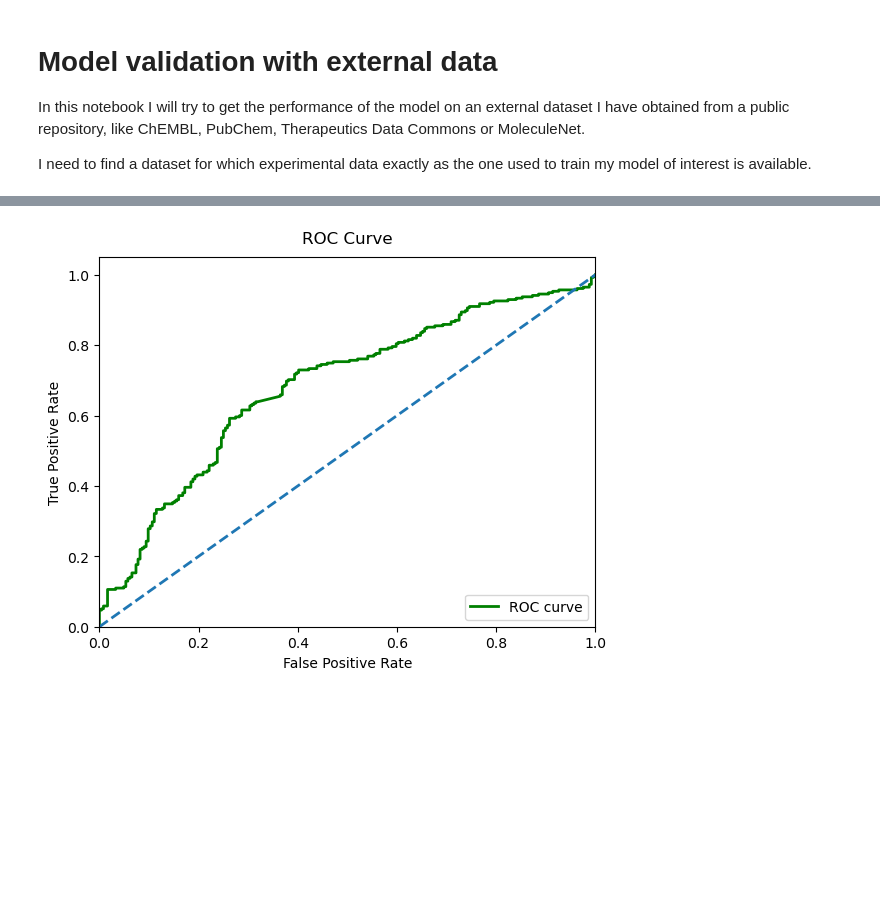
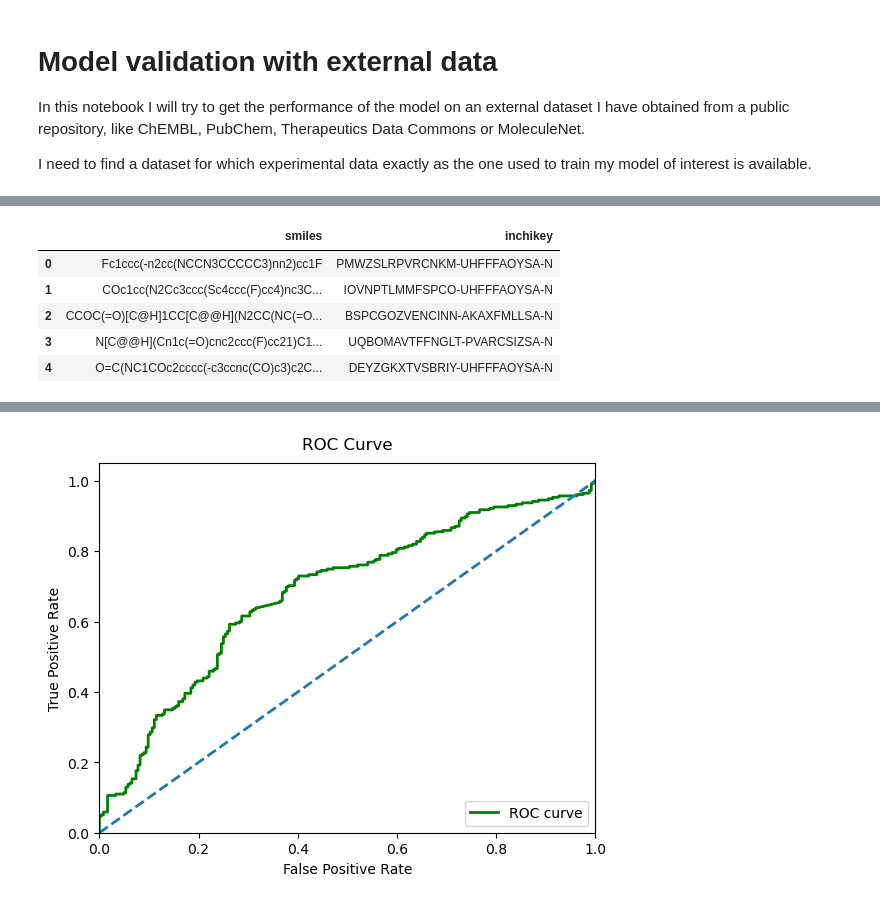
Before and after one commit to Chiamakaj/eos2ta5_ersilia_model_validation, a Jupyter notebook: notebooks/02_external_validation.ipynb, the cells around one changed output, grey strips where cells are left out. Drawn from its saved outputs; the diff is of its cells as text; code cells hidden in the pictures; blank space fills up the shorter version.

```diff
--- a/notebooks/02_external_validation.ipynb
+++ b/notebooks/02_external_validation.ipynb
@@ -37,0 +49,20 @@ train_rows = input_train["smiles"].tolist()
+# %%
+# Create inchikey for train set
+inchikey_train_list = []
+
+# Calculate each Inchikey per molecule
+for smiles in input_train.iloc[:, 0]:
+    mol_train = Chem.MolFromSmiles(smiles)
+    inchikey_train = inchi.MolToInchiKey(mol_train)
+    inchikey_train_list.append(inchikey_train)
+
+inchikey_train_list
+
+input_train["inchikey"] = inchikey_train_list
+# %% [output]
+|  | smiles | inchikey |
+| 0 | Fc1ccc(-n2cc(NCCN3CCCCC3)nn2)cc1F | PMWZSLRPVRCNKM-UHFFFAOYSA-N |
+| 1 | COc1cc(N2Cc3ccc(Sc4ccc(F)cc4)nc3C... | IOVNPTLMMFSPCO-UHFFFAOYSA-N |
+| 2 | CCOC(=O)[C@H]1CC[C@@H](N2CC(NC(=O... | BSPCGOZVENCINN-AKAXFMLLSA-N |
+| 3 | N[C@@H](Cn1c(=O)cnc2ccc(F)cc21)C1... | UQBOMAVTFFNGLT-PVARCSIZSA-N |
+| 4 | O=C(NC1COc2cccc(-c3ccnc(CO)c3)c2C... | DEYZGKXTVSBRIY-UHFFFAOYSA-N |
```
Also changed, not shown: parts of 8 cells of this notebook.
